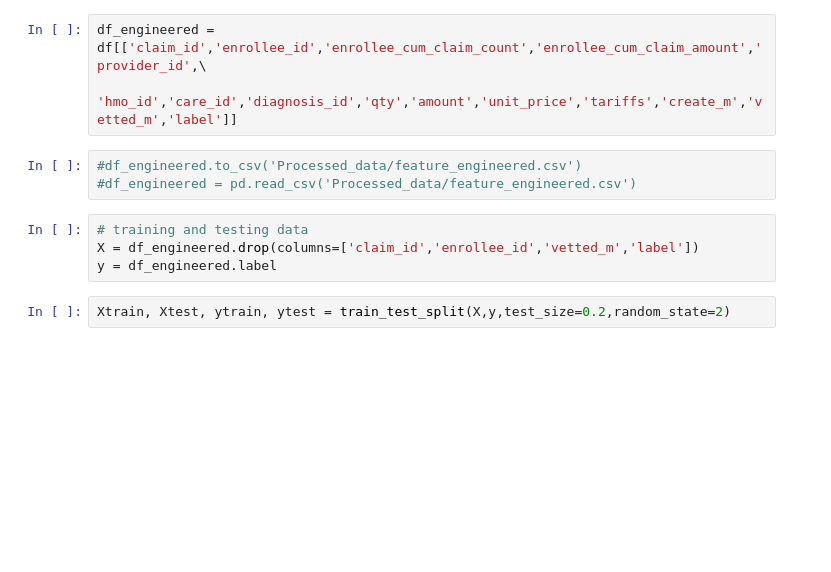
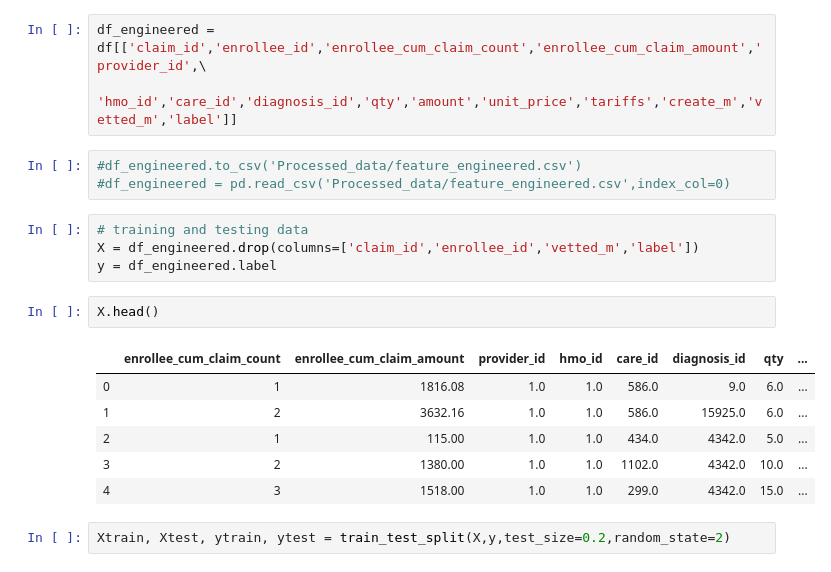
Before and after one commit to Shunling/Insight_HealthDataScience, a Jupyter notebook: Projects/P3/LightGBM_with_Feature_engineering.ipynb, the cells around one changed output. Drawn from its saved outputs; the diff is of its cells as text; blank space fills up the shorter version.

```diff
--- a/Projects/P3/LightGBM_with_Feature_engineering.ipynb
+++ b/Projects/P3/LightGBM_with_Feature_engineering.ipynb
@@ -100,11 +99,20 @@ df_engineered = df[['claim_id','enrollee_id','enrollee_cum_claim_count','enrolle
                    'hmo_id','care_id','diagnosis_id','qty','amount','unit_price','tariffs','create_m','vetted_m','label']]
 # %%
 #df_engineered.to_csv('Processed_data/feature_engineered.csv')
-#df_engineered = pd.read_csv('Processed_data/feature_engineered.csv')
+#df_engineered = pd.read_csv('Processed_data/feature_engineered.csv',index_col=0)
 # %%
 # training and testing data
 X = df_engineered.drop(columns=['claim_id','enrollee_id','vetted_m','label'])
 y = df_engineered.label
+# %%
+X.head()
+# %% [output]
+|  | enrollee_cum_claim_count | enrollee_cum_claim_amount | provider_id | hmo_id | care_id | diagnosis_id | qty | ... |
+| 0 | 1 | 1816.08 | 1.0 | 1.0 | 586.0 | 9.0 | 6.0 | ... |
+| 1 | 2 | 3632.16 | 1.0 | 1.0 | 586.0 | 15925.0 | 6.0 | ... |
+| 2 | 1 | 115.00 | 1.0 | 1.0 | 434.0 | 4342.0 | 5.0 | ... |
+| 3 | 2 | 1380.00 | 1.0 | 1.0 | 1102.0 | 4342.0 | 10.0 | ... |
+| 4 | 3 | 1518.00 | 1.0 | 1.0 | 299.0 | 4342.0 | 15.0 | ... |
 # %%
 Xtrain, Xtest, ytrain, ytest = train_test_split(X,y,test_size=0.2,random_state=2)
 # %%
```
Also changed, not shown: parts of 63 cells of this notebook.
